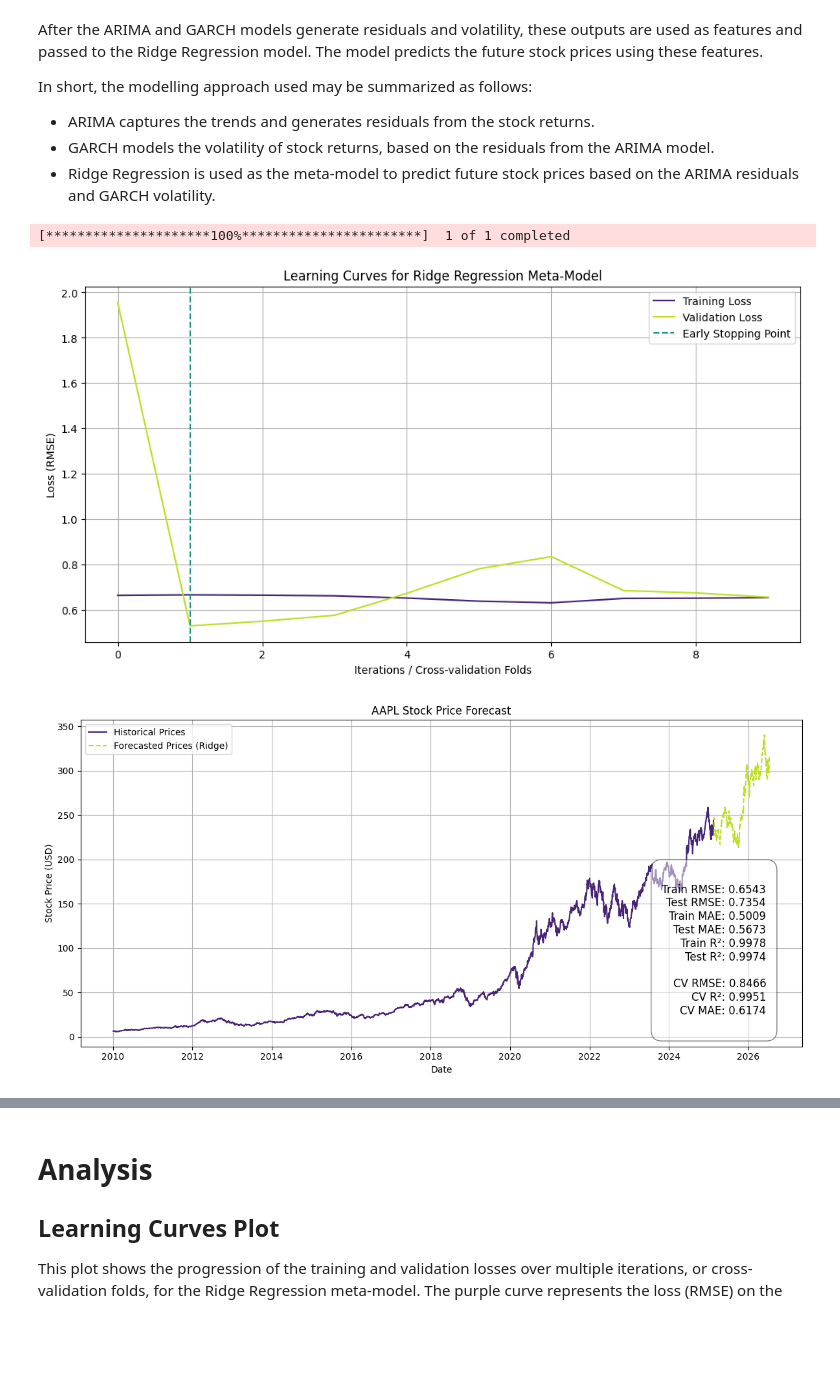
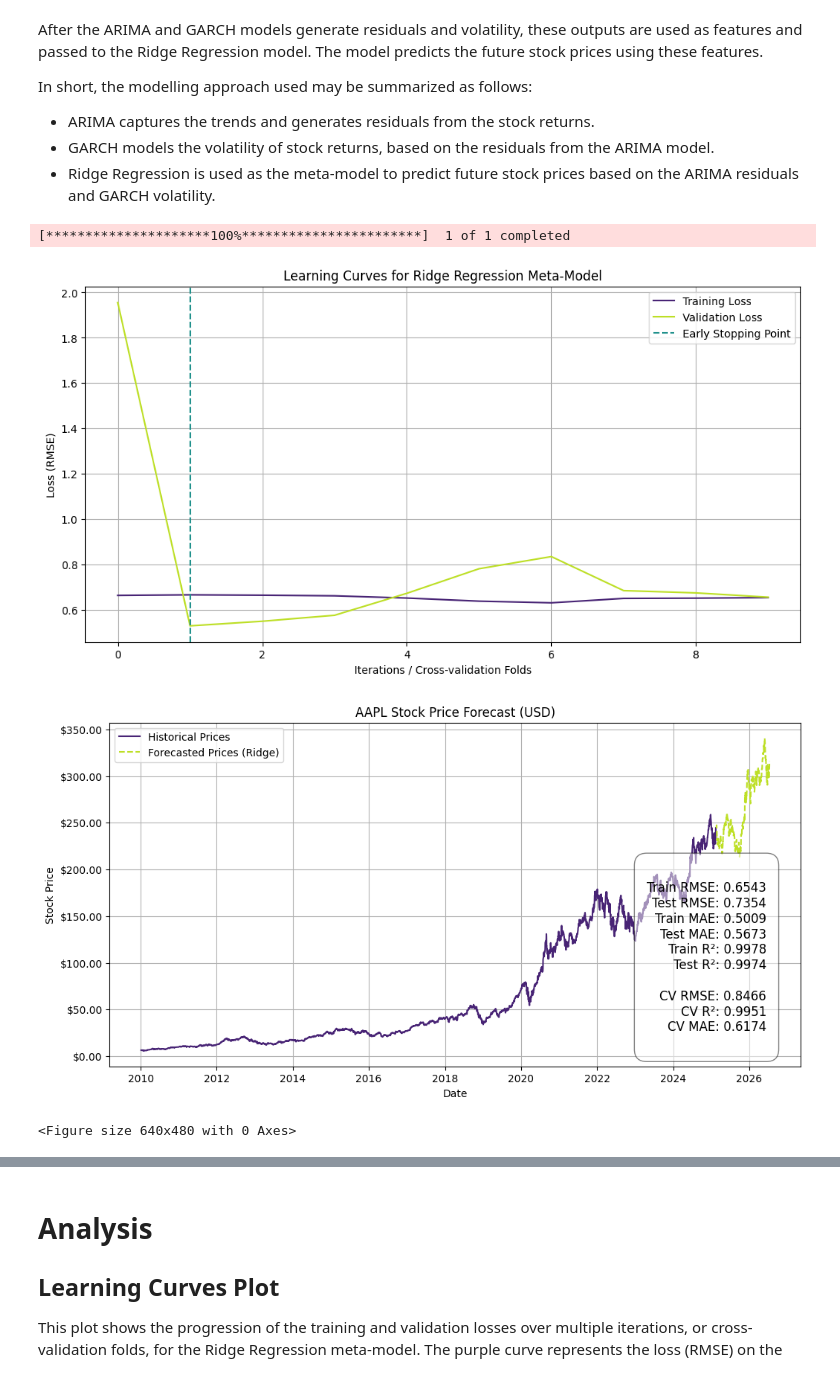
Before and after one commit to sa0v/Stocks, a Jupyter notebook: Stock Analysis in Python.ipynb, the cells around one changed output, grey strips where cells are left out. Cells and saved outputs as stored; diff of their text form; code cells hidden in the pictures; blank space fills up the shorter version.

```diff
--- a/Stock Analysis in Python.ipynb
+++ b/Stock Analysis in Python.ipynb
@@ -46,6 +46,7 @@ from sklearn.linear_model import RidgeCV
 from sklearn.metrics import mean_squared_error, r2_score, mean_absolute_error
 from sklearn.model_selection import train_test_split, KFold
 from sklearn.preprocessing import StandardScaler
+import matplotlib.ticker as ticker
 
 # Suppress warnings
 warnings.filterwarnings("ignore")
@@ -243,40 +244,61 @@ plt.text(0.95, 0.05, metrics_text, transform=plt.gca().transAxes, fontsize=12,
          bbox=dict(facecolor='white', edgecolor='black', alpha=0.5, boxstyle='round,pad=1.0'))
 
 # Title, labels, and grid
-plt.title(f'{stock_symbol} Stock Price Forecast')
+plt.title(f'{stock_symbol} Stock Price Forecast (USD)')
 plt.xlabel('Date')
-plt.ylabel('Stock Price (USD)')
+plt.ylabel('Stock Price')
+
+# Set the y-axis to show currency
+plt.gca().yaxis.set_major_formatter(ticker.FuncFormatter(lambda x, pos: f'${x:,.2f}'))
+
+# Add legend and grid
 plt.legend()
 plt.grid(True)
+
+# Show the plot
+plt.show()
 
 # Display the plot
 plt.tight_layout()
 plt.show()
 
 # Step Chart for Next 7 Days Predictions
 forecast_week = forecast_df.head(7)  # Take the first 7 days of forecasted prices
 plt.figure(figsize=(12, 6))
 plt.step(forecast_week['Date'], forecast_week['Forecasted_Price'], label='Predicted Prices for the Next Week', color=plt.cm.viridis(0.1))
-plt.title(f'{stock_symbol} Predicted Prices for the Next Week')
+
+# Title, labels, and grid
+plt.title(f'{stock_symbol} Predicted Prices for the Next Week (USD)')
 plt.xlabel('Date')
-plt.ylabel('Stock Price (USD)')
+plt.ylabel('Stock Price')
+
+# Set the y-axis to show currency (USD)
+plt.gca().yaxis.set_major_formatter(ticker.FuncFormatter(lambda x, pos: f'${x:,.2f}'))
+
+# Add legend and grid
 plt.legend()
 plt.grid(True)
 plt.tight_layout()
+
+# Show the plot
 plt.show()
+
 
 # Step Chart for Next 30 Days Predictions
 forecast_month = forecast_df.head(30)  # Take the first 30 days of forecasted prices
 plt.figure(figsize=(12, 6))
 plt.step(forecast_month['Date'], forecast_month['Forecasted_Price'], label='Predicted Prices for the Next Month', color=plt.cm.viridis(0.1))
-plt.title(f'{stock_symbol} Predicted Prices for the Next Month')
+plt.title(f'{stock_symbol} Predicted Prices for the Next Month (USD)')
 plt.xlabel('Date')
 plt.ylabel('Stock Price (USD)')
+# Set the y-axis to show currency (USD)
+plt.gca().yaxis.set_major_formatter(ticker.FuncFormatter(lambda x, pos: f'${x:,.2f}'))
 plt.legend()
 plt.grid(True)
 plt.tight_layout()
 plt.show()
 # %% [output]
 [*********************100%***********************]  1 of 1 completed
 [figure]
-[figure, old version]
+[figure, new version]
+<Figure size 640x480 with 0 Axes>
```
Also changed, not shown: parts of 1 cell of this notebook.
